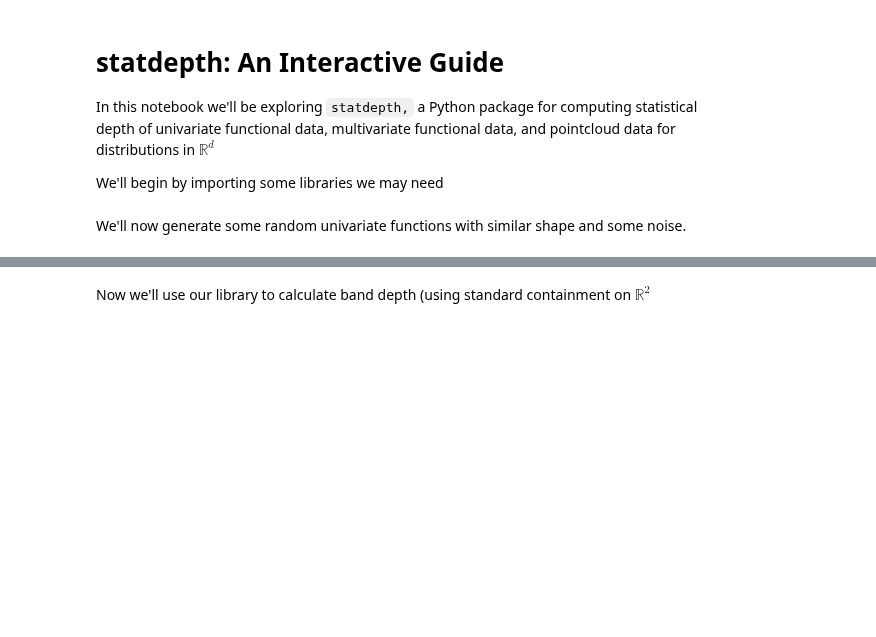
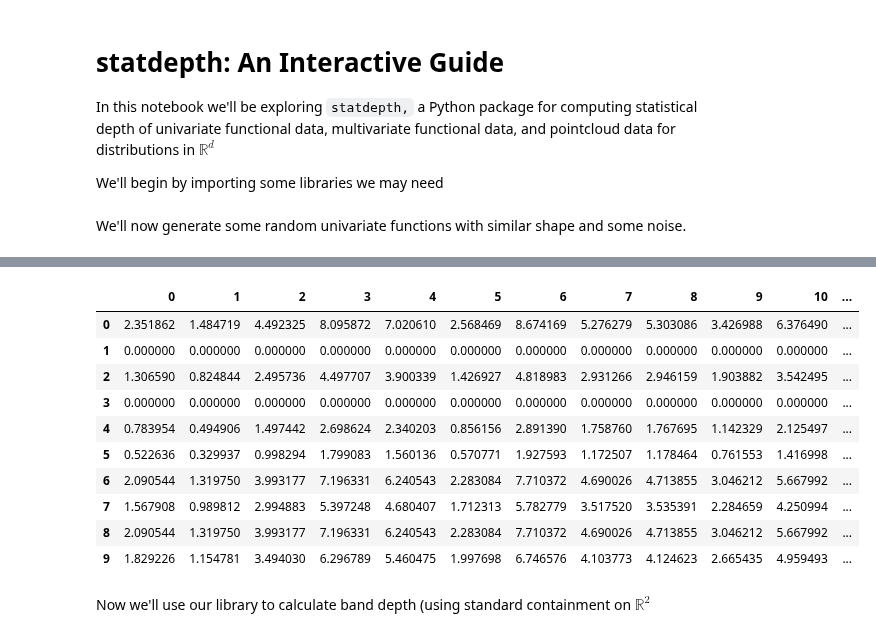
Before and after one commit to braingeneers/statdepth, a Jupyter notebook: tutorial/presentation_notebook.ipynb, the cells around one changed output, grey strips where cells are left out. Cells and saved outputs as stored; diff of their text form; code cells hidden in the pictures; blank space fills up the shorter version.

```diff
--- a/tutorial/presentation_notebook.ipynb
+++ b/tutorial/presentation_notebook.ipynb
@@ -26,3 +26,19 @@ df.head()
+# %%
+import numpy as np
+df = generate_noisy_univariate(data=np.random.randint(0, 10, 10))
+df
+# %% [output]
+|  | 0 | 1 | 2 | 3 | 4 | 5 | 6 | 7 | 8 | 9 | 10 | ... |
+| 0 | 2.351862 | 1.484719 | 4.492325 | 8.095872 | 7.020610 | 2.568469 | 8.674169 | 5.276279 | 5.303086 | 3.426988 | 6.376490 | ... |
+| 1 | 0.000000 | 0.000000 | 0.000000 | 0.000000 | 0.000000 | 0.000000 | 0.000000 | 0.000000 | 0.000000 | 0.000000 | 0.000000 | ... |
+| 2 | 1.306590 | 0.824844 | 2.495736 | 4.497707 | 3.900339 | 1.426927 | 4.818983 | 2.931266 | 2.946159 | 1.903882 | 3.542495 | ... |
+| 3 | 0.000000 | 0.000000 | 0.000000 | 0.000000 | 0.000000 | 0.000000 | 0.000000 | 0.000000 | 0.000000 | 0.000000 | 0.000000 | ... |
+| 4 | 0.783954 | 0.494906 | 1.497442 | 2.698624 | 2.340203 | 0.856156 | 2.891390 | 1.758760 | 1.767695 | 1.142329 | 2.125497 | ... |
+| 5 | 0.522636 | 0.329937 | 0.998294 | 1.799083 | 1.560136 | 0.570771 | 1.927593 | 1.172507 | 1.178464 | 0.761553 | 1.416998 | ... |
+| 6 | 2.090544 | 1.319750 | 3.993177 | 7.196331 | 6.240543 | 2.283084 | 7.710372 | 4.690026 | 4.713855 | 3.046212 | 5.667992 | ... |
+| 7 | 1.567908 | 0.989812 | 2.994883 | 5.397248 | 4.680407 | 1.712313 | 5.782779 | 3.517520 | 3.535391 | 2.284659 | 4.250994 | ... |
+| 8 | 2.090544 | 1.319750 | 3.993177 | 7.196331 | 6.240543 | 2.283084 | 7.710372 | 4.690026 | 4.713855 | 3.046212 | 5.667992 | ... |
+| 9 | 1.829226 | 1.154781 | 3.494030 | 6.296789 | 5.460475 | 1.997698 | 6.746576 | 4.103773 | 4.124623 | 2.665435 | 4.959493 | ... |
 # %% [markdown]
 Now we'll use our library to calculate band depth (using standard containment on $\mathbb{R}^2$
 # %%
```
Also changed, not shown: parts of 4 cells of this notebook, 2 other files.
